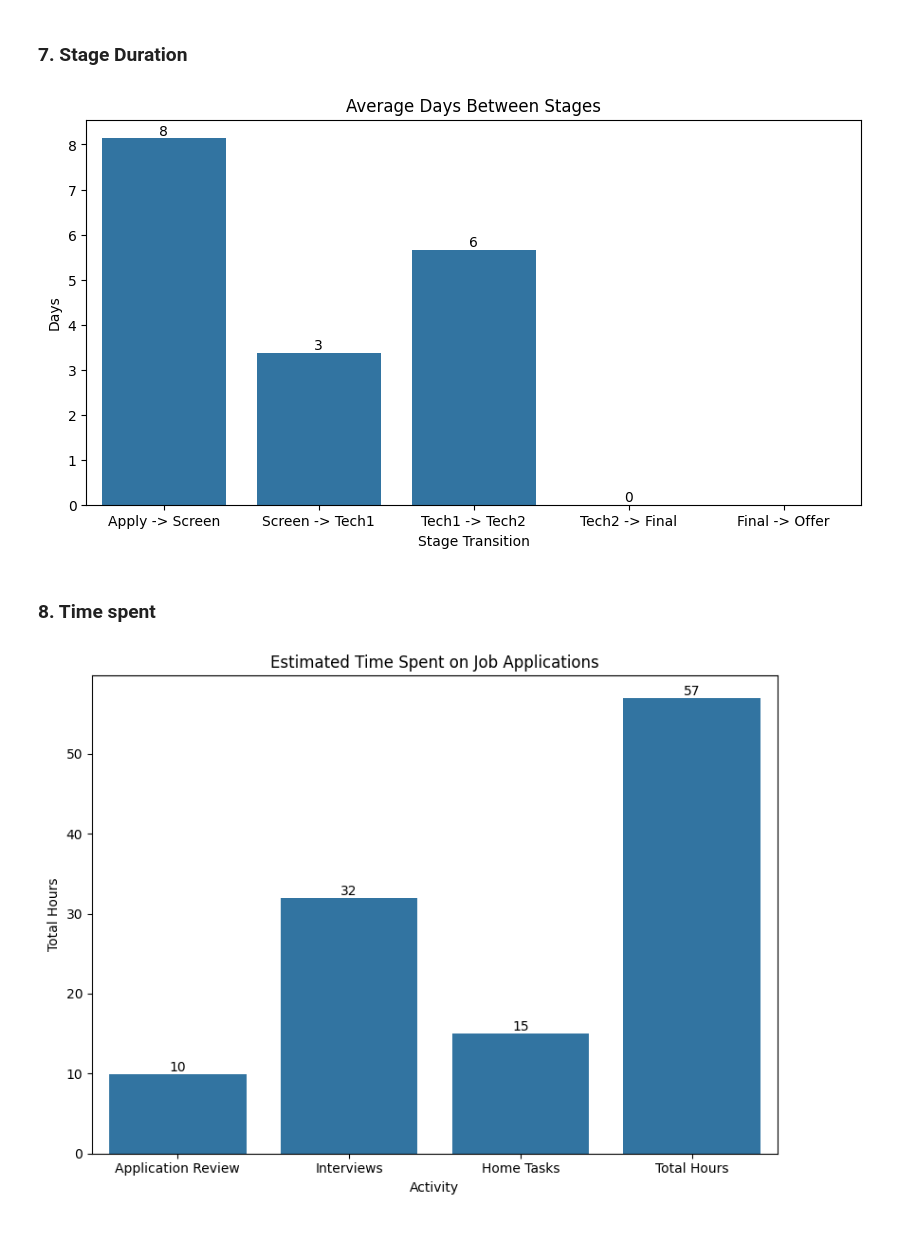
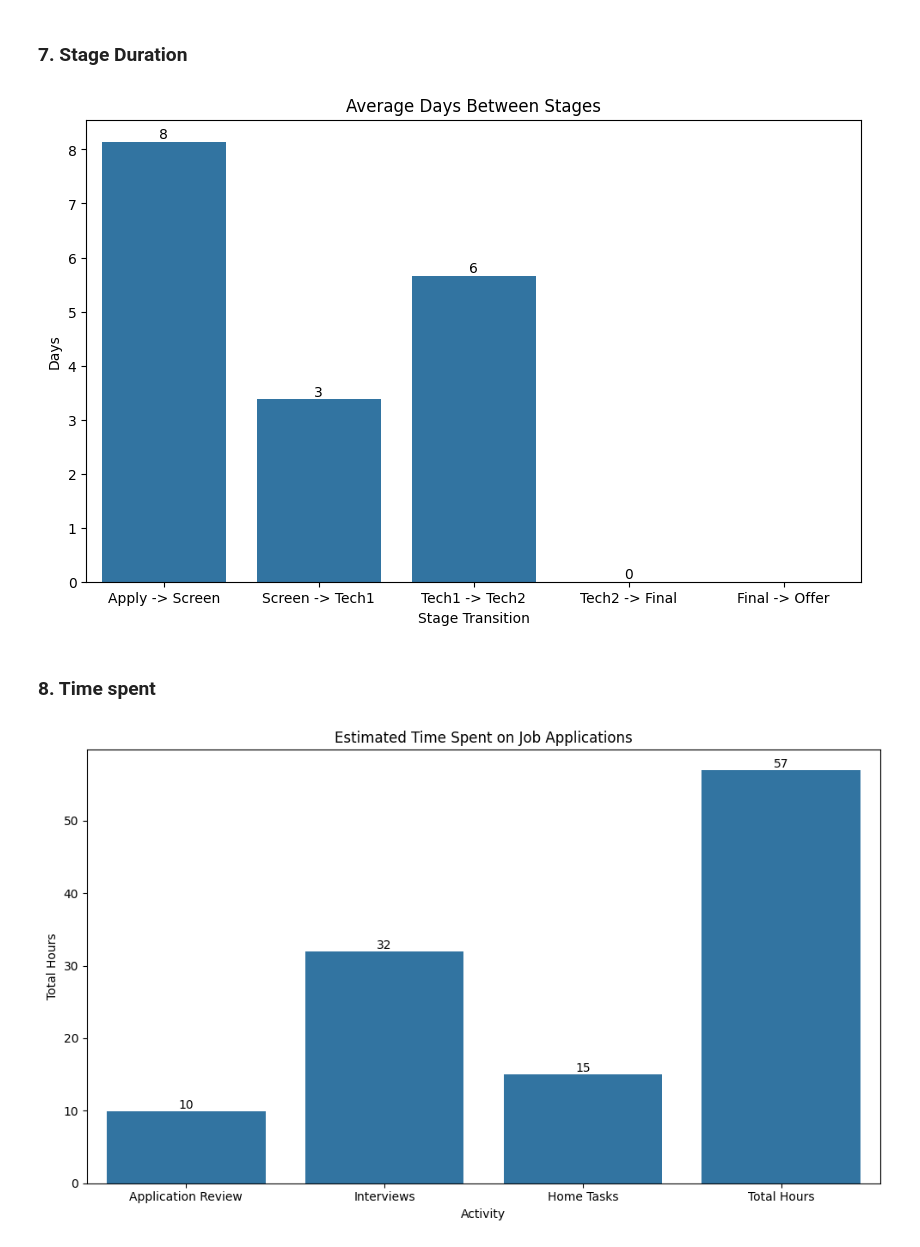
Before and after one commit to romanmurzac/JobApp, a Jupyter notebook: job_app.ipynb, the cells around one changed output. Cells and saved outputs as stored; diff of their text form; code cells hidden in the pictures.

```diff
--- a/job_app.ipynb
+++ b/job_app.ipynb
@@ -261,35 +261,35 @@ df["days_tech1_to_tech2"] = (
 ).dt.days
 df["days_tech2_to_final"] = (
     df["final_technical_done"] - df["final_technical_done"]
 ).dt.days
 df["days_final_to_offer"] = (df["offer_done"] - df["final_technical_done"]).dt.days
 
 # Visualization: Average Days Between Stages.
-plt.figure(figsize=(10, 5))
+plt.figure(figsize=(10, 6))
 durations = [
     df["days_apply_to_screen"].mean(),
     df["days_screen_to_tech1"].mean(),
     df["days_tech1_to_tech2"].mean(),
     df["days_tech2_to_final"].mean(),
     df["days_final_to_offer"].mean(),
 ]
 labels = [
     "Apply -> Screen",
     "Screen -> Tech1",
     "Tech1 -> Tech2",
     "Tech2 -> Final",
     "Final -> Offer",
 ]
 ax = sns.barplot(x=labels, y=durations)
 ax.bar_label(ax.containers[0], fmt="%.0f")
 plt.title("Average Days Between Stages")
 plt.xlabel("Stage Transition")
 plt.ylabel("Days")
 plt.savefig(
     f"media/avg_days_between_stages_{datetime.now().strftime('%Y%m%d_%H%M%S')}.png"
 )
 # %% [output]
-[figure, old version]
+[figure, new version]
 # %% [markdown]
 ### 8. Time spent
 # %%
@@ -319,7 +319,7 @@ time_data = {
     "Home Tasks": home_task_time,
     "Total Hours": total_hours,
 }
-plt.figure(figsize=(8, 6))
+plt.figure(figsize=(10, 6))
 ax = sns.barplot(x=list(time_data.keys()), y=list(time_data.values()))
 ax.bar_label(ax.containers[0], fmt="%.0f")
 plt.title("Estimated Time Spent on Job Applications")
@@ -328,4 +328,4 @@ plt.ylabel("Total Hours")
 plt.tight_layout()
 plt.savefig(f"media/time_distribution_{datetime.now().strftime('%Y%m%d_%H%M%S')}.png")
 # %% [output]
-[figure, old version]
+[figure, new version]
```
Also changed, not shown: parts of 3 cells of this notebook, 11 other files.
